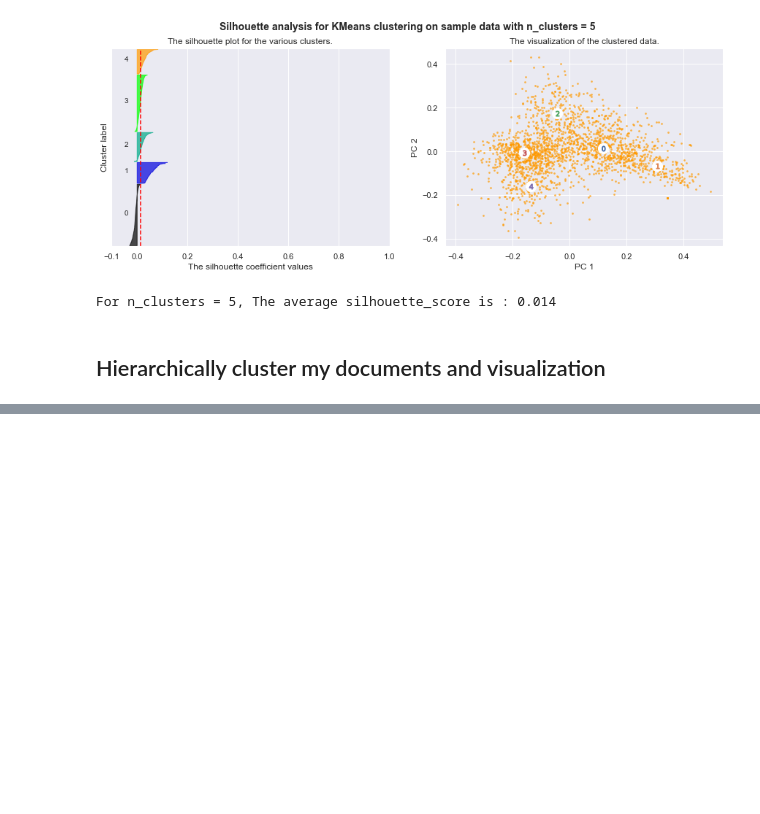
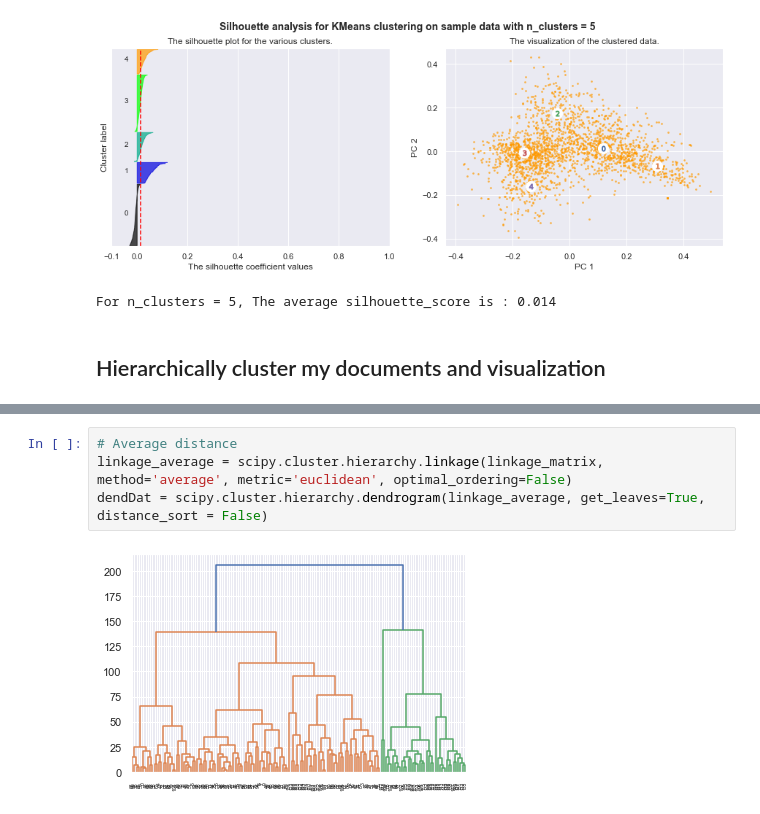
Before and after one commit to jinfei1125/personal-finance, a Jupyter notebook: [Final Project]Content Analysis on People's Personal Finance Concerns Based on Reddit Data.ipynb, the cells around one changed output, grey strips where cells are left out. Cells and saved outputs as stored; diff of their text form; blank space fills up the shorter version.

```diff
--- a/[Final Project]Content Analysis on People's Personal Finance Concerns Based on Reddit Data.ipynb
+++ b/[Final Project]Content Analysis on People's Personal Finance Concerns Based on Reddit Data.ipynb
@@ -1473,0 +1588,6 @@ pf_coocmat.setdiag(0)
+# %%
+# Average distance
+linkage_average = scipy.cluster.hierarchy.linkage(linkage_matrix, method='average', metric='euclidean', optimal_ordering=False)
+dendDat = scipy.cluster.hierarchy.dendrogram(linkage_average, get_leaves=True, distance_sort = False)
+# %% [output]
+[figure, added]
```
Also changed, not shown: parts of 62 cells of this notebook, 10 other files.
